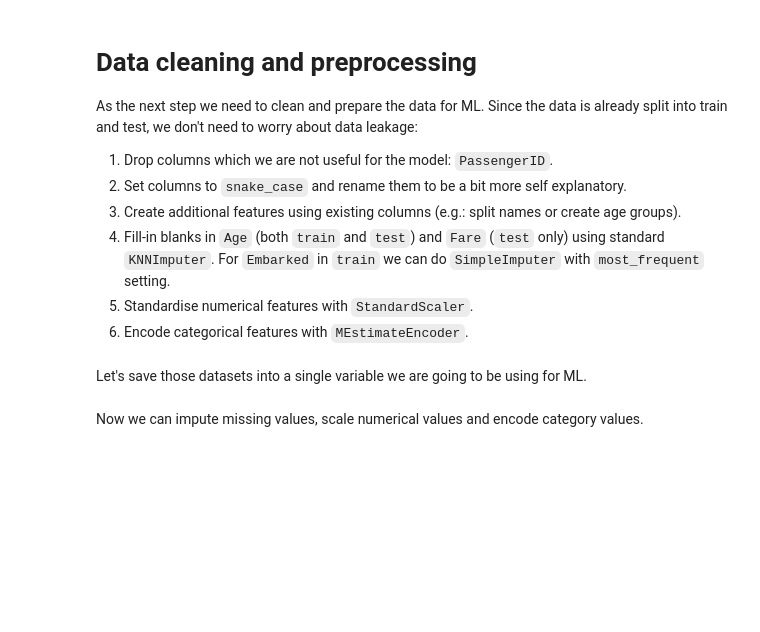
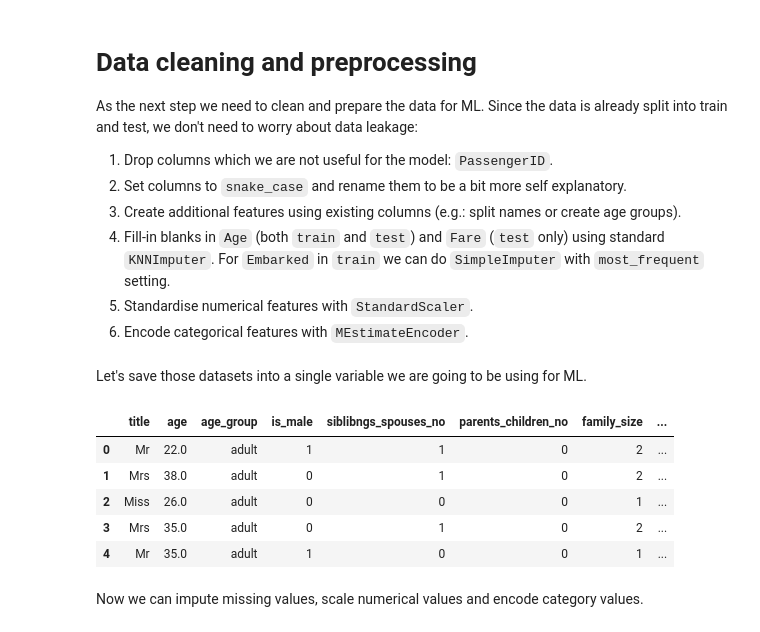
Before and after one commit to mskhmelik/kaggle, a Jupyter notebook: 1_Titanic/prj_titanic.ipynb, the cells around one changed output. Drawn from its saved outputs; the diff is of its cells as text; code cells hidden in the pictures; blank space fills up the shorter version.

```diff
--- a/1_Titanic/prj_titanic.ipynb
+++ b/1_Titanic/prj_titanic.ipynb
@@ -354,13 +357,22 @@ Let's save those datasets into a single variable we are going to be using for ML
 # %%
 dct_splits = {
     'train': {
-        'features': preprocess_data(raw_train).drop('survived', axis=1),
-        'target': preprocess_data(raw_train)[['survived']]
+        'features': preprocess_data(raw_train, columns_to_keep).drop('survived', axis=1),
+        'target': preprocess_data(raw_train, columns_to_keep)[['survived']]
     },
     'test': {
-        'features': preprocess_data(raw_test)
+        'features': preprocess_data(raw_test, columns_to_keep)
     }
 }
+
+display(dct_splits['train']['features'].head())
+# %% [output]
+|  | title | age | age_group | is_male | siblibngs_spouses_no | parents_children_no | family_size | ... |
+| 0 | Mr | 22.0 | adult | 1 | 1 | 0 | 2 | ... |
+| 1 | Mrs | 38.0 | adult | 0 | 1 | 0 | 2 | ... |
+| 2 | Miss | 26.0 | adult | 0 | 0 | 0 | 1 | ... |
+| 3 | Mrs | 35.0 | adult | 0 | 1 | 0 | 2 | ... |
+| 4 | Mr | 35.0 | adult | 1 | 0 | 0 | 1 | ... |
 # %% [markdown]
 Now we can impute missing values, scale numerical values and encode category values.
 # %%
```
Also changed, not shown: parts of 4 cells of this notebook.
